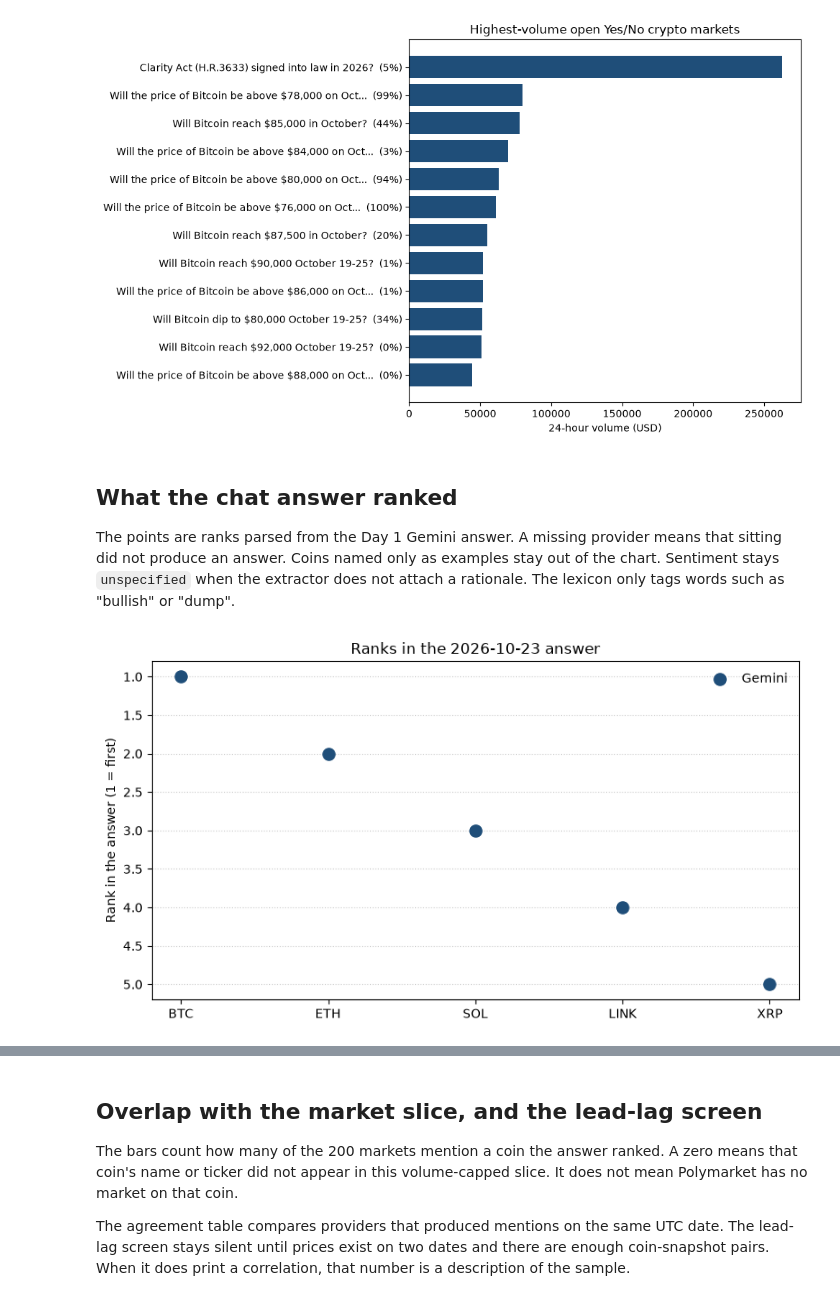
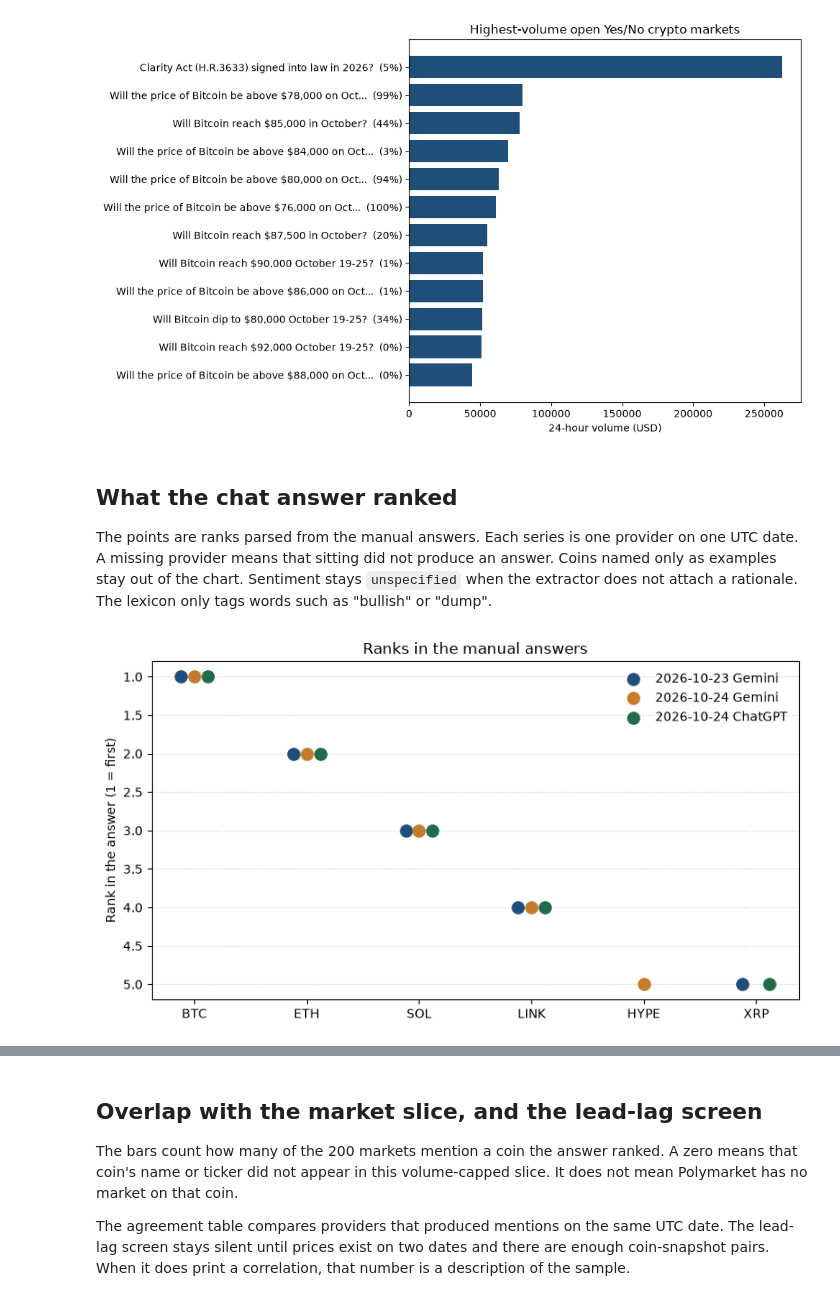
Before and after one commit to lnagencycreative/ai-crypto-signals, a Jupyter notebook: notebooks/01_pilot_snapshot.ipynb, the cells around one changed output, grey strips where cells are left out. Saved outputs shown, nothing was run; the diff lists cells and outputs as text; code cells hidden in the pictures.

```diff
--- a/notebooks/01_pilot_snapshot.ipynb
+++ b/notebooks/01_pilot_snapshot.ipynb
@@ -110,32 +114,33 @@ Still open, with Yes/No outcomes: 192
 # %% [markdown]
 ## What the chat answer ranked
 
-The points are ranks parsed from the Day 1 Gemini answer. A missing provider means that sitting did not produce an answer. Coins named only as examples stay out of the chart. Sentiment stays `unspecified` when the extractor does not attach a rationale. The lexicon only tags words such as "bullish" or "dump".
+The points are ranks parsed from the manual answers. Each series is one provider on one UTC date. A missing provider means that sitting did not produce an answer. Coins named only as examples stay out of the chart. Sentiment stays `unspecified` when the extractor does not attach a rationale. The lexicon only tags words such as "bullish" or "dump".
 # %%
 manual = mentions[mentions["source"] == "manual_chat"] if not mentions.empty else mentions
 if manual.empty:
     print("No manual mentions yet. Paste a chat answer into data/raw/llm_manual/ and run process.")
 else:
     ranked_rows = manual[manual["rank"].notna()].copy()
+    ranked_rows["series"] = ranked_rows["collected_at"].str.slice(0, 10) + " " + ranked_rows["provider_label"]
     symbols = list(dict.fromkeys(ranked_rows.sort_values(["rank", "symbol"])["symbol"]))
-    providers = list(dict.fromkeys(ranked_rows["provider_label"]))
+    series = list(dict.fromkeys(ranked_rows.sort_values("collected_at")["series"]))
     fig, ax = plt.subplots(figsize=(8, 4.5))
-    offsets = {label: (index - (len(providers) - 1) / 2) * 0.12 for index, label in enumerate(providers)}
+    offsets = {label: (index - (len(series) - 1) / 2) * 0.12 for index, label in enumerate(series)}
     colors = ["#1f4e79", "#c47b2b", "#1f6b4a", "#6b3fa0"]
-    for index, label in enumerate(providers):
-        subset = ranked_rows[ranked_rows["provider_label"] == label]
+    for index, label in enumerate(series):
+        subset = ranked_rows[ranked_rows["series"] == label]
         positions = [symbols.index(symbol) + offsets[label] for symbol in subset["symbol"]]
         ax.scatter(positions, subset["rank"], s=90, color=colors[index % len(colors)], label=label, zorder=3)
     ax.set_xticks(range(len(symbols)))
     ax.set_xticklabels(symbols)
     ax.set_ylabel("Rank in the answer (1 = first)")
     ax.invert_yaxis()
-    ax.set_title("Ranks in the 2026-10-23 answer")
+    ax.set_title("Ranks in the manual answers")
     ax.legend(frameon=False)
     ax.set_axisbelow(True)
     ax.yaxis.grid(True, linestyle=":", color="#cccccc")
     fig.tight_layout()
     plt.show()
-    print(manual[["provider_label", "symbol", "rank", "rationale", "sentiment_label"]].to_string(index=False))
+    print(manual[["collected_at", "provider_label", "symbol", "rank", "rationale", "sentiment_label"]].to_string(index=False))
 # %% [output]
-[figure, old version]
+[figure, new version]
```
Also changed, not shown: parts of 4 cells of this notebook, 8 other files.
